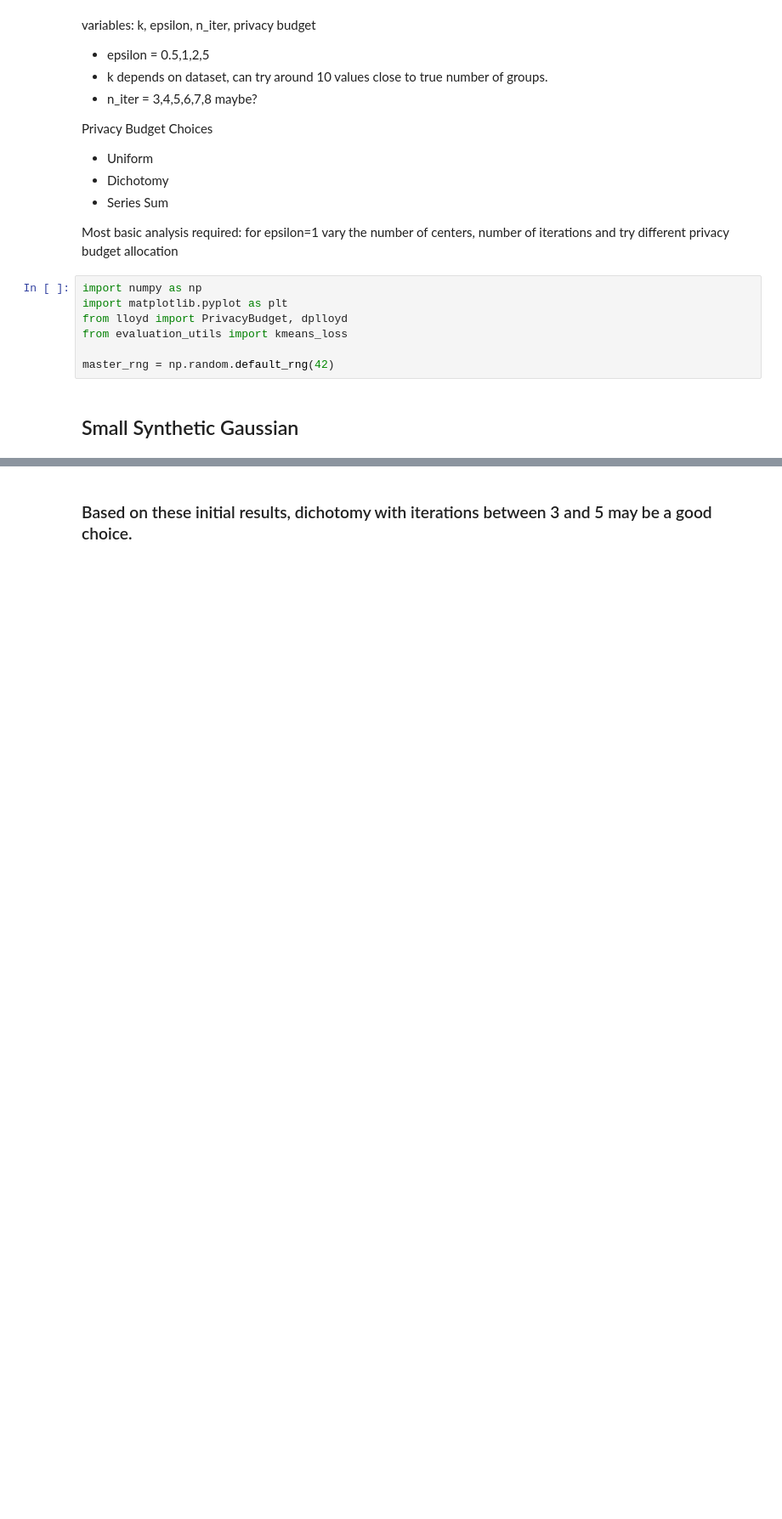
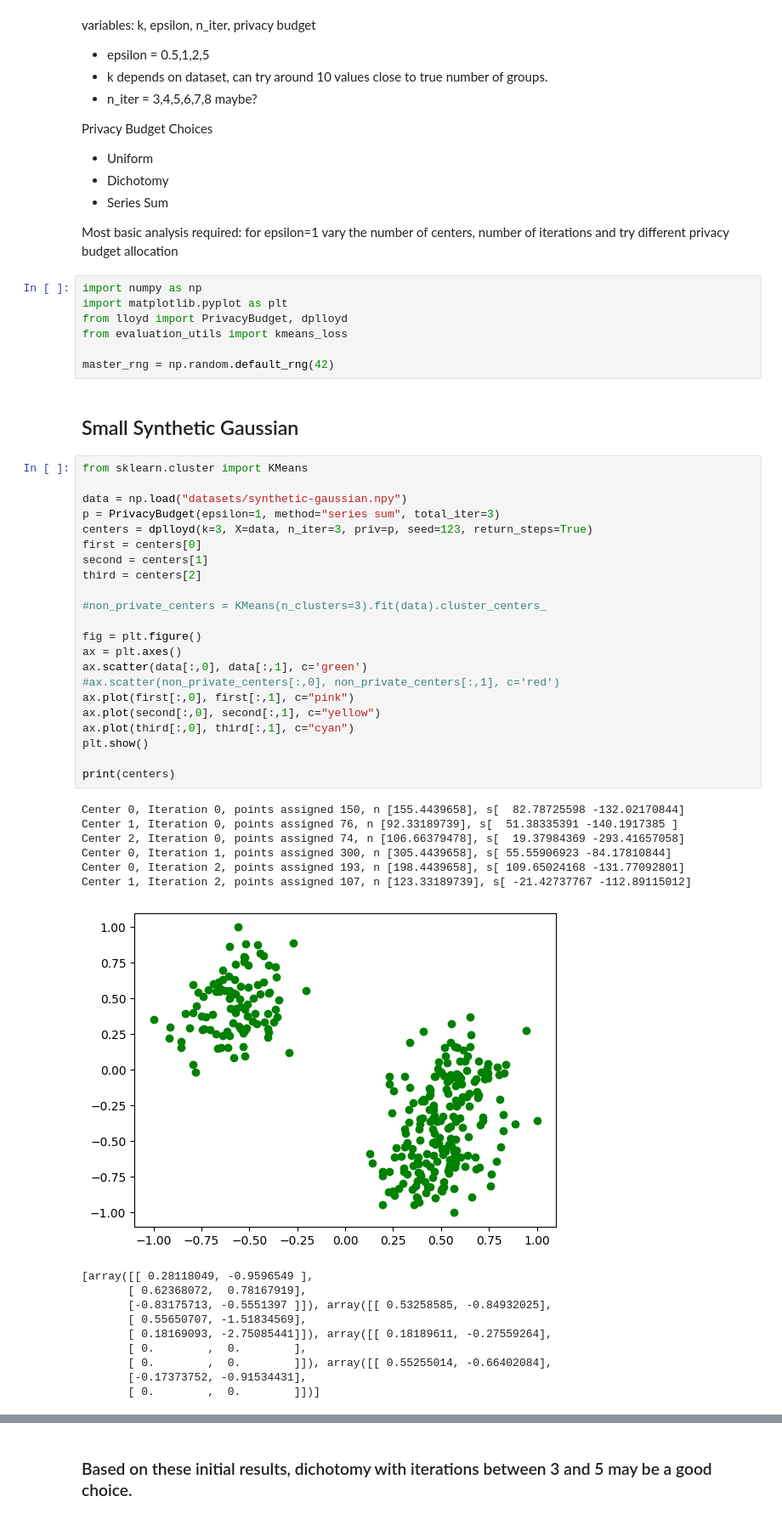
Before and after one commit to amy-ln/dpclustering, a Jupyter notebook: dplloyd-experiment.ipynb, the cells around one changed output, grey strips where cells are left out. Shown at 85% size. Drawn from its saved outputs; the diff is of its cells as text; blank space fills up the shorter version.

```diff
--- a/dplloyd-experiment.ipynb
+++ b/dplloyd-experiment.ipynb
@@ -20,6 +20,45 @@ from evaluation_utils import kmeans_loss
 master_rng = np.random.default_rng(42)
 # %% [markdown]
 ## Small Synthetic Gaussian
+# %%
+from sklearn.cluster import KMeans
+
+data = np.load("datasets/synthetic-gaussian.npy")
+p = PrivacyBudget(epsilon=1, method="series sum", total_iter=3)
+centers = dplloyd(k=3, X=data, n_iter=3, priv=p, seed=123, return_steps=True)
+first = centers[0]
+second = centers[1]
+third = centers[2]
+
+#non_private_centers = KMeans(n_clusters=3).fit(data).cluster_centers_
+
+fig = plt.figure()
+ax = plt.axes()
+ax.scatter(data[:,0], data[:,1], c='green')
+#ax.scatter(non_private_centers[:,0], non_private_centers[:,1], c='red')
+ax.plot(first[:,0], first[:,1], c="pink")
+ax.plot(second[:,0], second[:,1], c="yellow")
+ax.plot(third[:,0], third[:,1], c="cyan")
+plt.show()
+
+print(centers)
+# %% [output]
+Center 0, Iteration 0, points assigned 150, n [155.4439658], s[  82.78725598 -132.02170844]
+Center 1, Iteration 0, points assigned 76, n [92.33189739], s[  51.38335391 -140.1917385 ]
+Center 2, Iteration 0, points assigned 74, n [106.66379478], s[  19.37984369 -293.41657058]
+Center 0, Iteration 1, points assigned 300, n [305.4439658], s[ 55.55906923 -84.17810844]
+Center 0, Iteration 2, points assigned 193, n [198.4439658], s[ 109.65024168 -131.77092801]
+Center 1, Iteration 2, points assigned 107, n [123.33189739], s[ -21.42737767 -112.89115012]
+[figure, added]
+[array([[ 0.28118049, -0.9596549 ],
+       [ 0.62368072,  0.78167919],
+       [-0.83175713, -0.5551397 ]]), array([[ 0.53258585, -0.84932025],
+       [ 0.55650707, -1.51834569],
+       [ 0.18169093, -2.75085441]]), array([[ 0.18189611, -0.27559264],
+       [ 0.        ,  0.        ],
+       [ 0.        ,  0.        ]]), array([[ 0.55255014, -0.66402084],
+       [-0.17373752, -0.91534431],
+       [ 0.        ,  0.        ]])]
 # %%
 data = np.load("datasets/synthetic-gaussian.npy")
 
```
Also changed, not shown: parts of 4 cells of this notebook, 3 other files.
